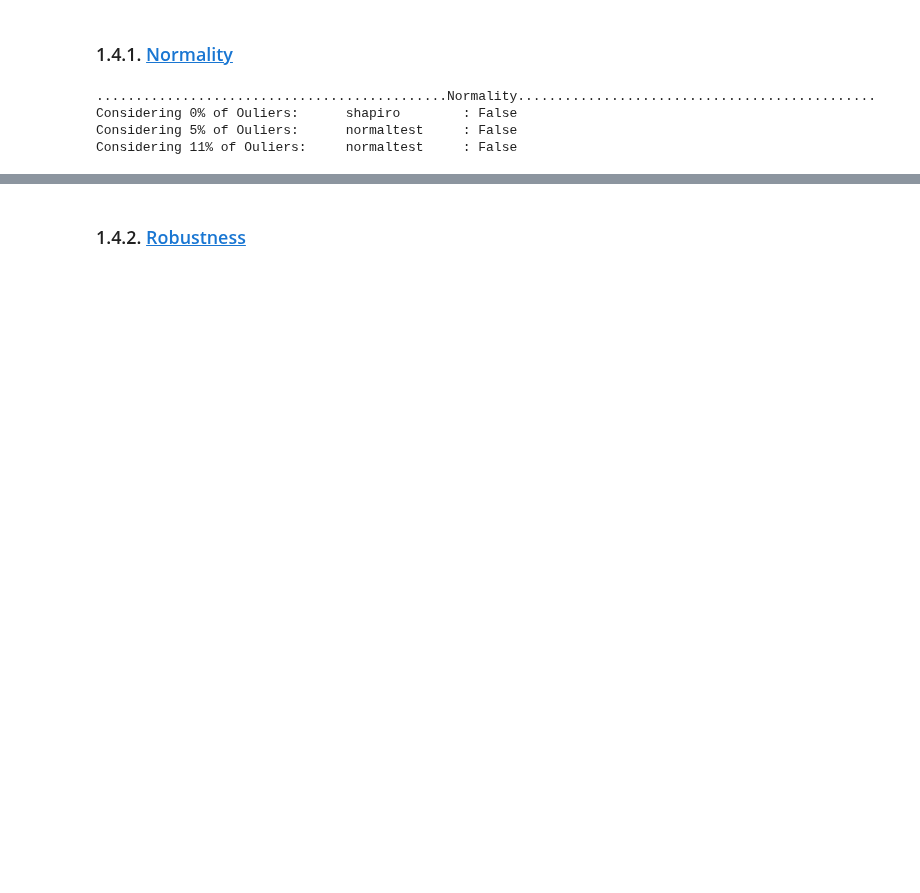
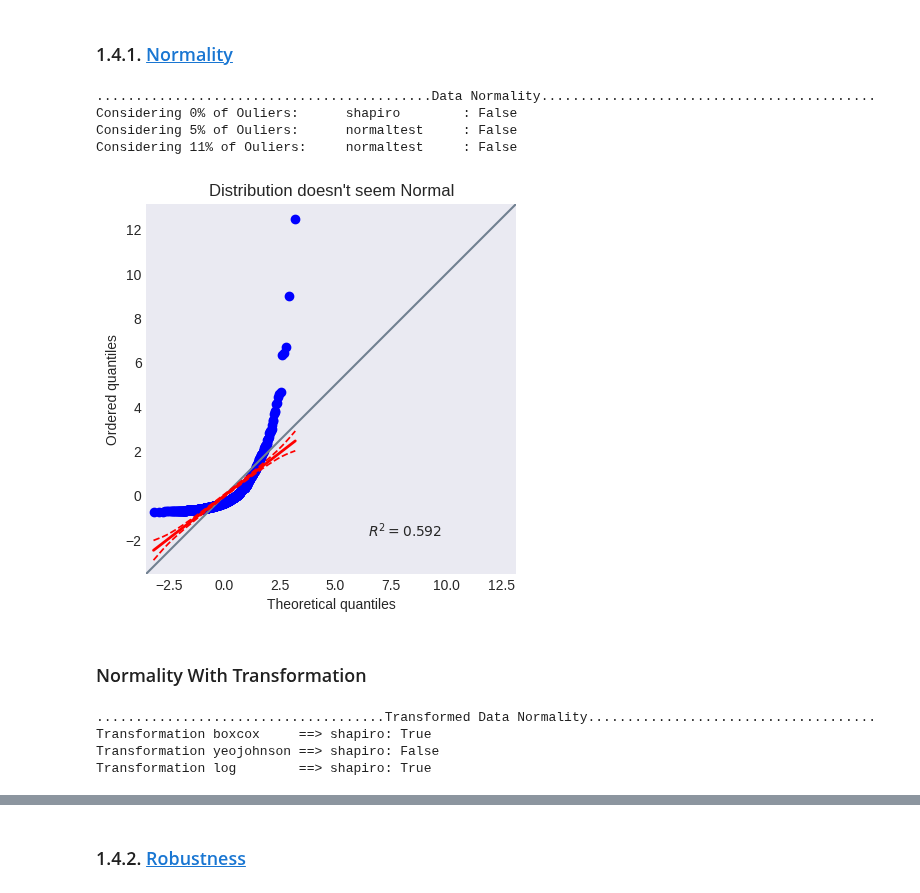
Before and after one commit to rammah83/Statistical_tasks, a Jupyter notebook: num_1_var.ipynb, the cells around one changed output, grey strips where cells are left out. Saved outputs shown, nothing was run; the diff lists cells and outputs as text; code cells hidden in the pictures; blank space fills up the shorter version.

Commit message:
Feat: add qqplot for num_1_var

```diff
--- a/num_1_var.ipynb
+++ b/num_1_var.ipynb
@@ -219,7 +222,7 @@ Data is multimodal with 4 modes.
 # %% [markdown]
 ### 1.4.1. <a id='toc1_4_1_'></a>[Normality](#toc0_)
 # %%
-print(f"{'Normality':.^100}")
+print(f"{'Data Normality':.^100}")
 normality_test_result = []
 for r in [0, 5, 11]:
     test = recommand_normality_test(n, percent_outlier=r)
@@ -228,7 +231,44 @@ for r in [0, 5, 11]:
     normality_test_result.append(verdict)
     print(f"Considering {r}% of Ouliers: \t{test['alias']:<15}: {verdict}")
 # %% [output]
-.............................................Normality..............................................
+...........................................Data Normality...........................................
 Considering 0% of Ouliers:      shapiro        : False
 Considering 5% of Ouliers:      normaltest     : False
 Considering 11% of Ouliers:     normaltest     : False
+# %%
+import pingouin as pg
+
+pg.qqplot(X)
+if any(normality_test_result):
+    plt.gca().set_title("Distribution seems Normal");
+else:
+    plt.gca().set_title("Distribution doesn't seem Normal");
+# %% [output]
+[figure, added]
+# %% [markdown]
+### Normality With Transformation
+# %%
+n_outliers_transf = 8
+
+if any(normality_test_result):
+  print("No need for power transformation")
+else:
+  print(f"{'Transformed Data Normality':.^100}")
+  for transform in ['boxcox', 'yeojohnson', 'log']:
+      if transform == 'boxcox':
+        X_transf = stats.boxcox(X.copy() + 1e-6)[0]  # Box-Cox transformation requires positive data
+      elif transform == 'yeojohnson':
+        X_transf = stats.yeojohnson(X.copy())[0]  # Yeo-Johnson can handle zero and negative values
+      elif transform == 'log':
+        X_transf = np.log(X.copy() + 1e-6)
+      n = len(X_transf)
+      r = n_outliers_transf / n
+      test = recommand_normality_test(n, percent_outlier=r)
+      method = test["alias"]
+      verdict = check_normality(X_transf, method)
+      print(f"Transformation {transform:<11}==> {test['alias']:<1}: {verdict}")
+# %% [output]
+.....................................Transformed Data Normality.....................................
+Transformation boxcox     ==> shapiro: True
+Transformation yeojohnson ==> shapiro: False
+Transformation log        ==> shapiro: True
```
Also changed, not shown: parts of 7 cells of this notebook, 1 other file.
